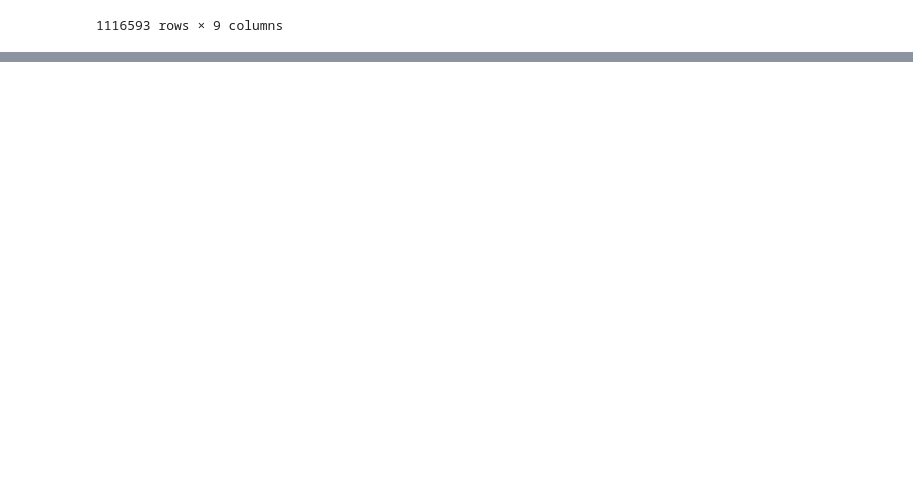
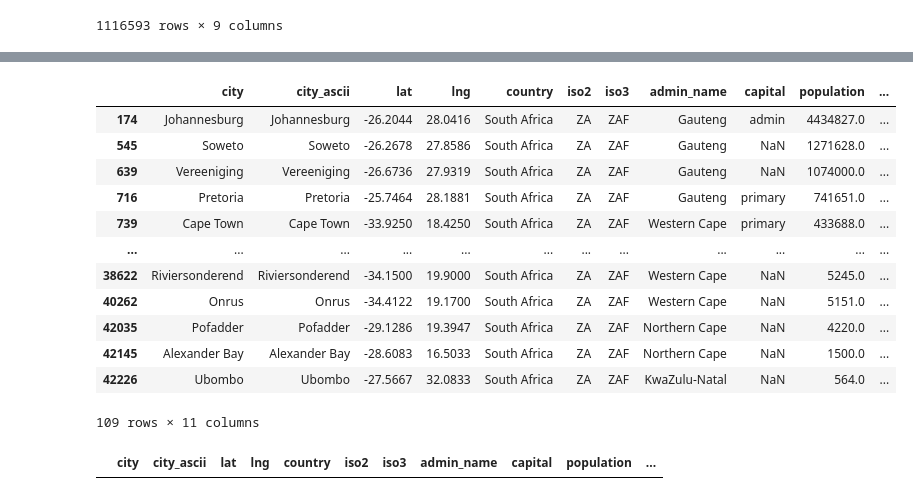
Before and after one commit to kmedri/omdenasa_muv, a Jupyter notebook: preprocess.ipynb, the cells around one changed output, grey strips where cells are left out. Saved outputs shown, nothing was run; the diff lists cells and outputs as text; code cells hidden in the pictures; blank space fills up the shorter version.

```diff
--- a/preprocess.ipynb
+++ b/preprocess.ipynb
@@ -234,0 +406,22 @@ df
+# %%
+df5 = df5[df5['country'] == 'South Africa']
+# %%
+df5
+# %% [output]
+|  | city | city_ascii | lat | lng | country | iso2 | iso3 | admin_name | capital | population | ... |
+| 174 | Johannesburg | Johannesburg | -26.2044 | 28.0416 | South Africa | ZA | ZAF | Gauteng | admin | 4434827.0 | ... |
+| 545 | Soweto | Soweto | -26.2678 | 27.8586 | South Africa | ZA | ZAF | Gauteng | NaN | 1271628.0 | ... |
+| 639 | Vereeniging | Vereeniging | -26.6736 | 27.9319 | South Africa | ZA | ZAF | Gauteng | NaN | 1074000.0 | ... |
+| 716 | Pretoria | Pretoria | -25.7464 | 28.1881 | South Africa | ZA | ZAF | Gauteng | primary | 741651.0 | ... |
+| 739 | Cape Town | Cape Town | -33.9250 | 18.4250 | South Africa | ZA | ZAF | Western Cape | primary | 433688.0 | ... |
+| ... | ... | ... | ... | ... | ... | ... | ... | ... | ... | ... | ... |
+| 38622 | Riviersonderend | Riviersonderend | -34.1500 | 19.9000 | South Africa | ZA | ZAF | Western Cape | NaN | 5245.0 | ... |
+| 40262 | Onrus | Onrus | -34.4122 | 19.1700 | South Africa | ZA | ZAF | Western Cape | NaN | 5151.0 | ... |
+| 42035 | Pofadder | Pofadder | -29.1286 | 19.3947 | South Africa | ZA | ZAF | Northern Cape | NaN | 4220.0 | ... |
+| 42145 | Alexander Bay | Alexander Bay | -28.6083 | 16.5033 | South Africa | ZA | ZAF | Northern Cape | NaN | 1500.0 | ... |
+| 42226 | Ubombo | Ubombo | -27.5667 | 32.0833 | South Africa | ZA | ZAF | KwaZulu-Natal | NaN | 564.0 | ... |
+109 rows × 11 columns
+# %%
+df5[df5['city'] == 'Woodcroft']
+# %% [output]
+|  | city | city_ascii | lat | lng | country | iso2 | iso3 | admin_name | capital | population | ... |
```
Also changed, not shown: parts of 22 cells of this notebook.
